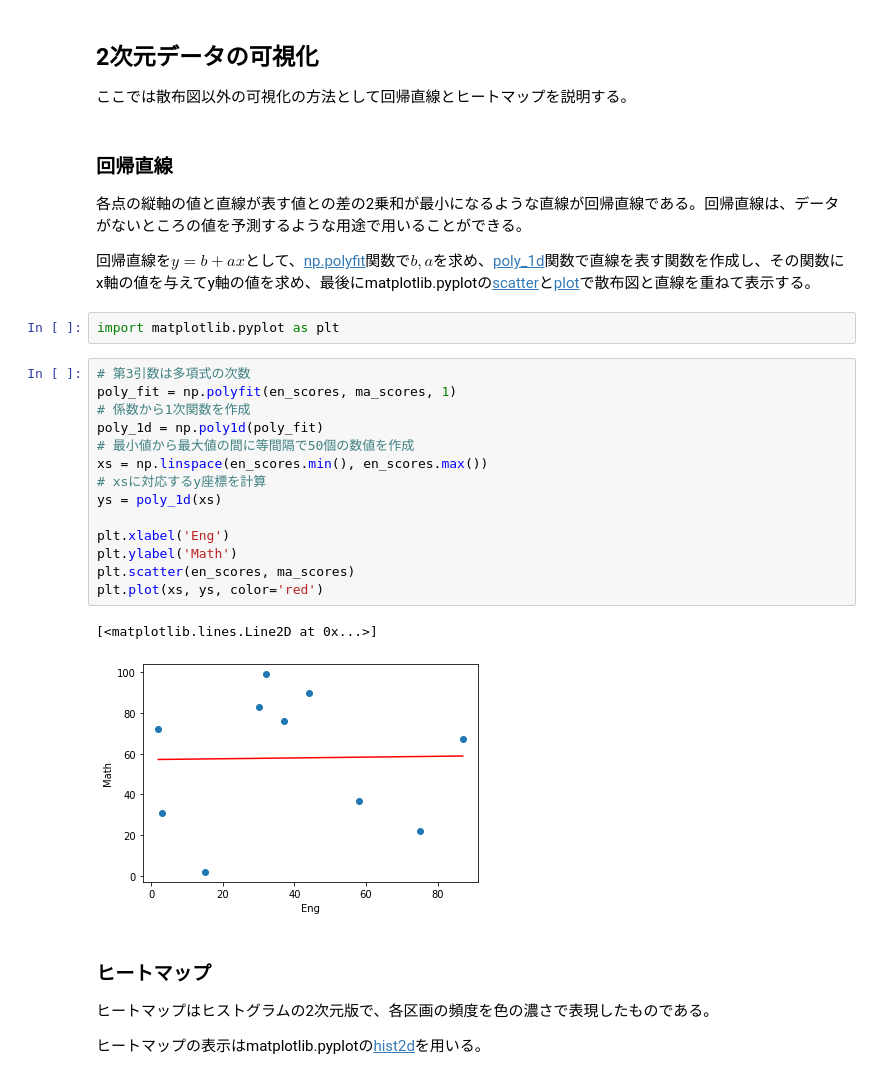
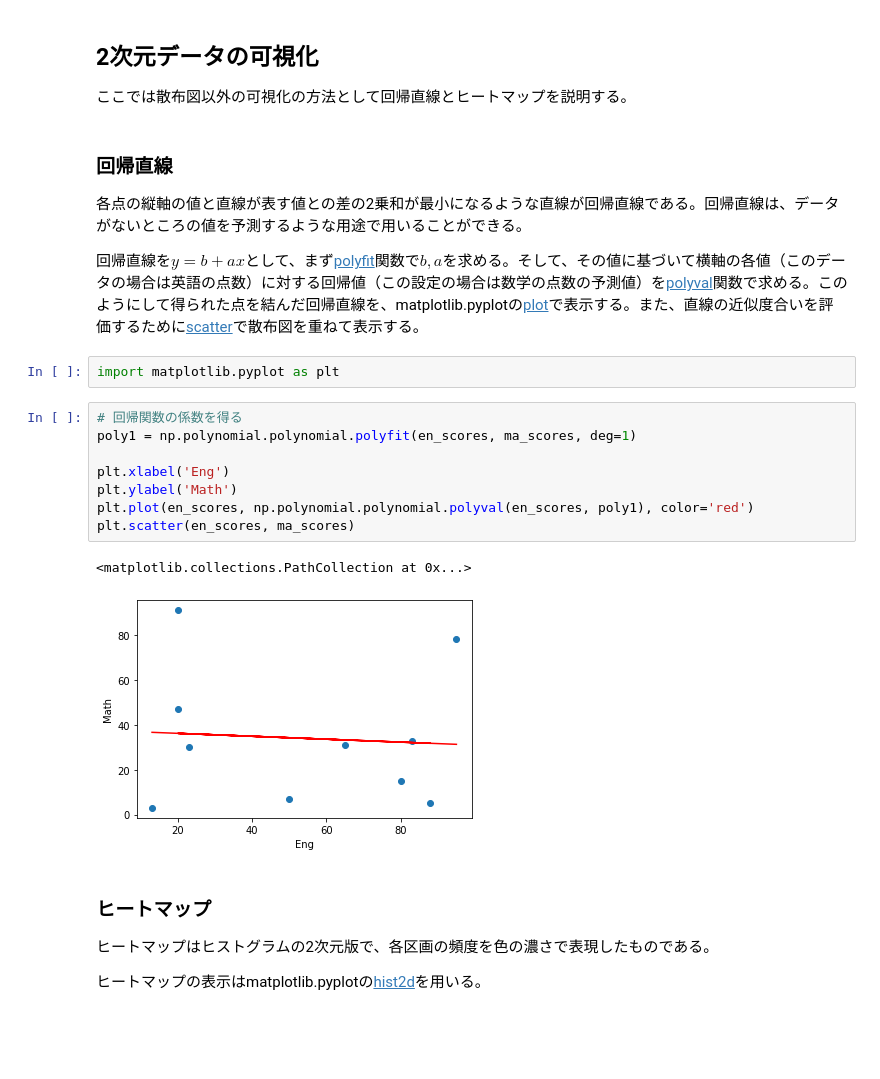
Before and after one commit to MasahiroAraki/SpeechRecognition, a Jupyter notebook: Python/pyintro4.ipynb, the cells around one changed output. Drawn from its saved outputs; the diff is of its cells as text; blank space fills up the shorter version.

```diff
--- a/Python/pyintro4.ipynb
+++ b/Python/pyintro4.ipynb
@@ -315,26 +315,20 @@ array([[1.   , 0.017],
 
 各点の縦軸の値と直線が表す値との差の2乗和が最小になるような直線が回帰直線である。回帰直線は、データがないところの値を予測するような用途で用いることができる。
 
-回帰直線を$y=b + ax$として、[np.polyfit](https://numpy.org/doc/stable/reference/generated/numpy.polyfit.html)関数で$b, a$を求め、[poly_1d](https://numpy.org/doc/stable/reference/generated/numpy.poly1d.html)関数で直線を表す関数を作成し、その関数にx軸の値を与えてy軸の値を求め、最後にmatplotlib.pyplotの[scatter](https://matplotlib.org/stable/api/_as_gen/matplotlib.pyplot.scatter.html)と[plot](https://matplotlib.org/stable/api/_as_gen/matplotlib.pyplot.plot.html)で散布図と直線を重ねて表示する。
+回帰直線を$y=b + ax$として、まず[polyfit](https://numpy.org/doc/stable/reference/generated/numpy.polynomial.polynomial.polyfit.html)関数で$b, a$を求める。そして、その値に基づいて横軸の各値（このデータの場合は英語の点数）に対する回帰値（この設定の場合は数学の点数の予測値）を[polyval](https://numpy.org/doc/stable/reference/generated/numpy.polynomial.polynomial.polyval.html)関数で求める。このようにして得られた点を結んだ回帰直線を、matplotlib.pyplotの[plot](https://matplotlib.org/stable/api/_as_gen/matplotlib.pyplot.plot.html)で表示する。また、直線の近似度合いを評価するために[scatter](https://matplotlib.org/stable/api/_as_gen/matplotlib.pyplot.scatter.html)で散布図を重ねて表示する。
 # %%
 import matplotlib.pyplot as plt
-# %%
-# 第3引数は多項式の次数
-poly_fit = np.polyfit(en_scores, ma_scores, 1)
-# 係数から1次関数を作成
-poly_1d = np.poly1d(poly_fit)
-# 最小値から最大値の間に等間隔で50個の数値を作成
-xs = np.linspace(en_scores.min(), en_scores.max())
-# xsに対応するy座標を計算
-ys = poly_1d(xs)
-
-plt.xlabel('Eng')
-plt.ylabel('Math')
-plt.scatter(en_scores, ma_scores)
-plt.plot(xs, ys, color='red')
-# %% [output]
-[<matplotlib.lines.Line2D at 0x...>]
-[figure, removed]
+# %%
+# 回帰関数の係数を得る
+poly1 = np.polynomial.polynomial.polyfit(en_scores, ma_scores, deg=1)
+
+plt.xlabel('Eng')
+plt.ylabel('Math')
+plt.plot(en_scores, np.polynomial.polynomial.polyval(en_scores, poly1), color='red')
+plt.scatter(en_scores, ma_scores)
+# %% [output]
+<matplotlib.collections.PathCollection at 0x...>
+[figure, added]
 # %% [markdown]
 ### ヒートマップ
 
```
Also changed, not shown: parts of 31 cells of this notebook.
